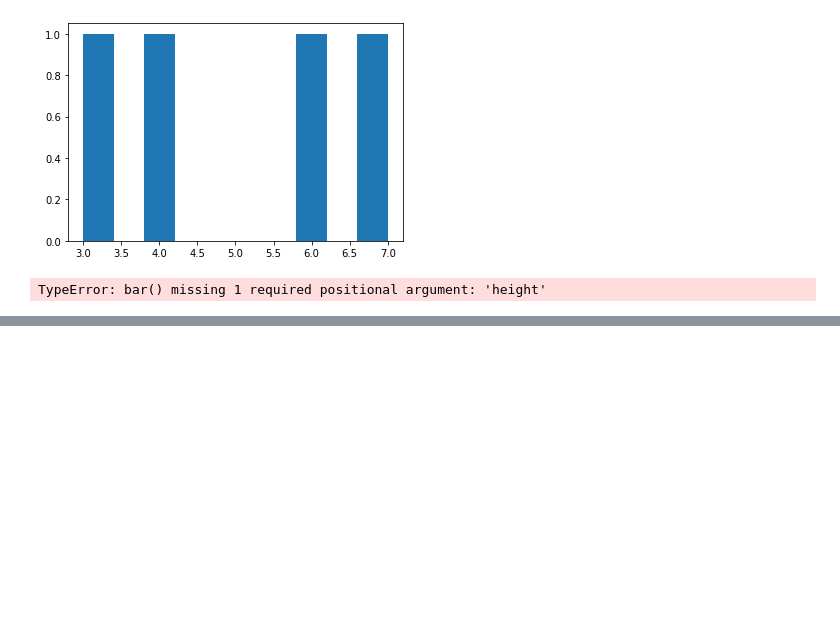
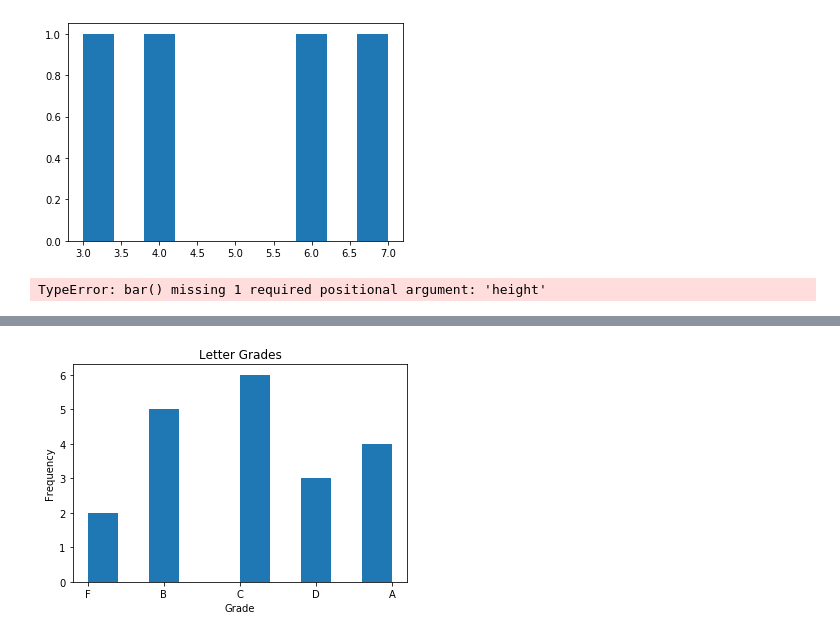
Before and after one commit to george887/MY_EXCERCISE, a Jupyter notebook: pandas_series_practice.ipynb, the cells around one changed output, grey strips where cells are left out. Saved outputs shown, nothing was run; the diff lists cells and outputs as text; code cells hidden in the pictures; blank space fills up the shorter version.

```diff
--- a/pandas_series_practice.ipynb
+++ b/pandas_series_practice.ipynb
@@ -382,0 +411,6 @@ TypeError: bar() missing 1 required positional argument: 'height'
+# %%
+# Convert each of the numbers above into a letter grade. For example, 86 should be a 'B' and 95 should
+# be an 'A'.
+#Use the cut function pd.cut(Series, bins, labels)
+grades = pd.cut(scores, bins = [0, 60, 70, 80, 90, 100], labels = ['F','D','C','B','A'])
+grades
@@ -382,0 +435,8 @@ TypeError: bar() missing 1 required positional argument: 'height'
+# %%
+plt.title("Letter Grades")
+plt.xlabel("Grade")
+plt.ylabel("Frequency")
+plt.hist(grades)
+plt.show()
+# %% [output]
+[figure, added]
```
Also changed, not shown: parts of 35 cells of this notebook.
